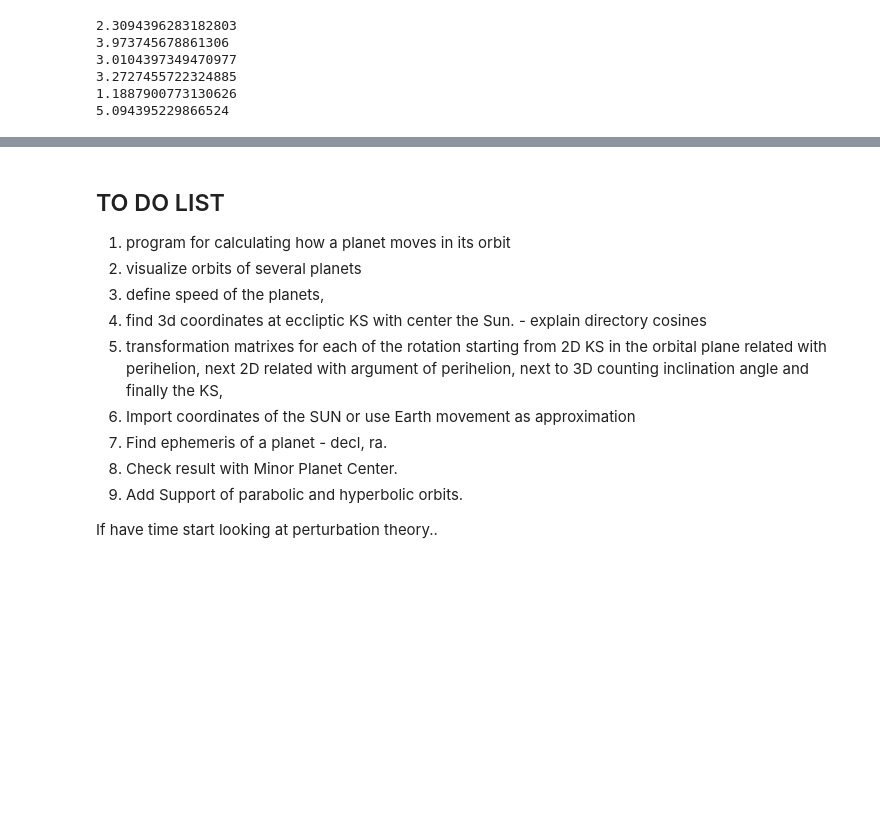
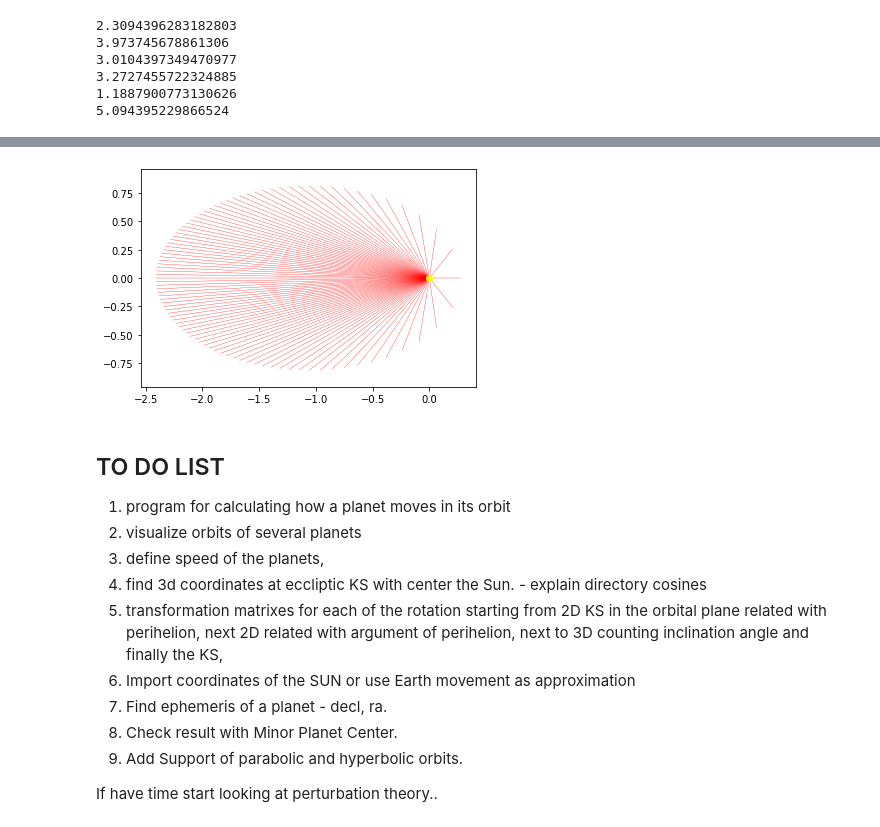
Before and after one commit to ogerassimov/ogi-teach-resources, a Jupyter notebook: project/PlanetMotion.ipynb, the cells around one changed output, grey strips where cells are left out. Cells and saved outputs as stored; diff of their text form; code cells hidden in the pictures; blank space fills up the shorter version.

```diff
--- a/project/PlanetMotion.ipynb
+++ b/project/PlanetMotion.ipynb
@@ -842,3 +924,17 @@ print(KeplerEquation(ecc, M, 1e-10))
+# %%
+plt.axis("equal")
+for angl in range(0,90):
+    t = 4*angl/n
+    planet_pos = kepler_orbit_position(a, e, n, 0, t)
+    x_pos = planet_pos[0]*planet_pos[1]
+    y_pos = planet_pos[0]*planet_pos[2]
+    #print(f"x={x_pos} y={y_pos}")
+    x1, y1 = [0, x_pos], [0, y_pos]
+    plt.plot(x1, y1, color='red', linewidth=0.3, alpha=1)
+plt.plot([0], [0], marker = 'o', color='yellow')
+plt.show()
+# %% [output]
+[figure, added]
 # %% [markdown]
 ## TO DO LIST
 1. program for calculating how a planet moves in its orbit
```
Also changed, not shown: parts of 5 cells of this notebook.
